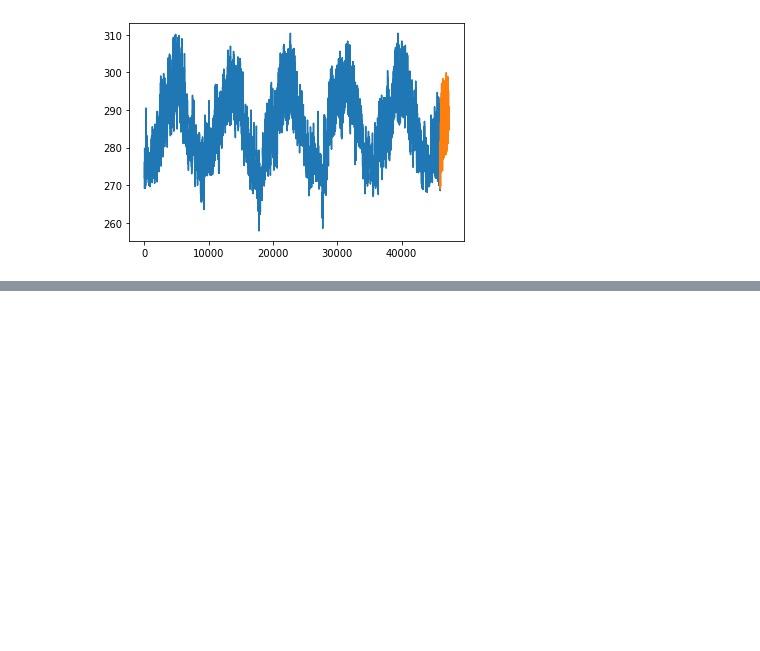
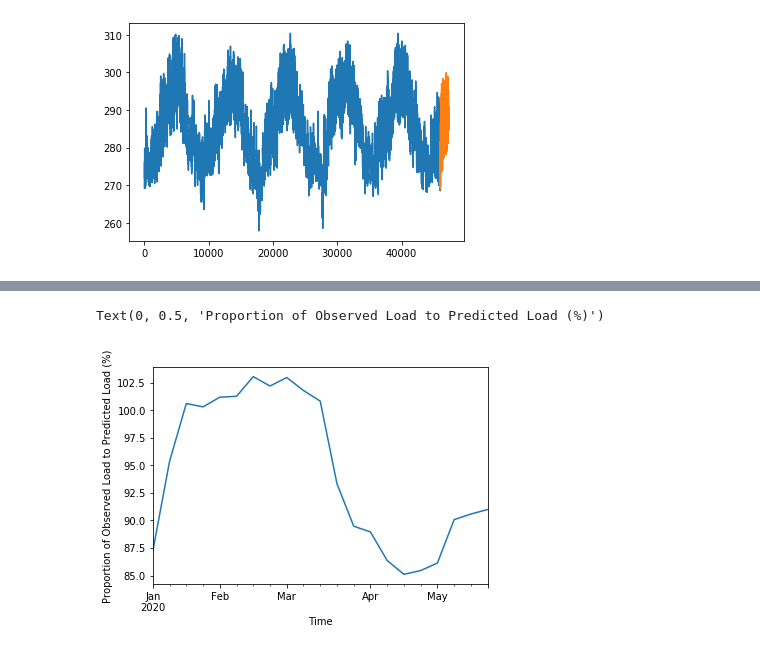
Before and after one commit to inwe-boku/lecture-scientific-computing, a Jupyter notebook: lecture07-fitting/lecture07-dummies.ipynb, the cells around one changed output, grey strips where cells are left out. Saved outputs shown, nothing was run; the diff lists cells and outputs as text; code cells hidden in the pictures; blank space fills up the shorter version.

```diff
--- a/lecture07-fitting/lecture07-dummies.ipynb
+++ b/lecture07-fitting/lecture07-dummies.ipynb
@@ -247,12 +197,31 @@ X_2020 = get_X(year_2020)
 temp_data_year = temp_data.sel(time=slice('2020-01-01', '2020-05-20'))
 # %%
 temp_data_year_np = temp_data_year.values[:, 0]
+
+temp_data_year_np = temp_data_year.values[:, 0] - 273.15
+
+limit_heating_down = 9
+limit_heating_up = 24
+
+temp_data_year_np[(temp_data_year_np > limit_heating_down)] = limit_heating_down
+
 temp_data_year_np[np.isnan(temp_data_year_np)] = temp_data_year.values[np.isnan(temp_data_year_np), 1]
 # %%
 temp_reshaped = temp_data_year_np.reshape(-1, 1)
 # %%
 X_2020 = X_2020[:temp_reshaped.shape[0], :]
 X_2020 = np.append(X_2020, temp_reshaped, axis=1)
+# %%
+prediction_2020 = regr.predict(X_2020)
+
+power_demand_at_hourly_2020["prediction"] = prediction_2020
+
+(100*power_demand_at_hourly_2020["TotalLoadValue"]/power_demand_at_hourly_2020["prediction"]).resample('1w').mean().plot()
+plt.xlabel("Time")
+plt.ylabel("Proportion of Observed Load to Predicted Load (%)")
+# %% [output]
+Text(0, 0.5, 'Proportion of Observed Load to Predicted Load (%)')
+[figure, added]
 # %%
 prediction_2020 = regr.predict(X_2020)
 
```
Also changed, not shown: parts of 15 cells of this notebook.
